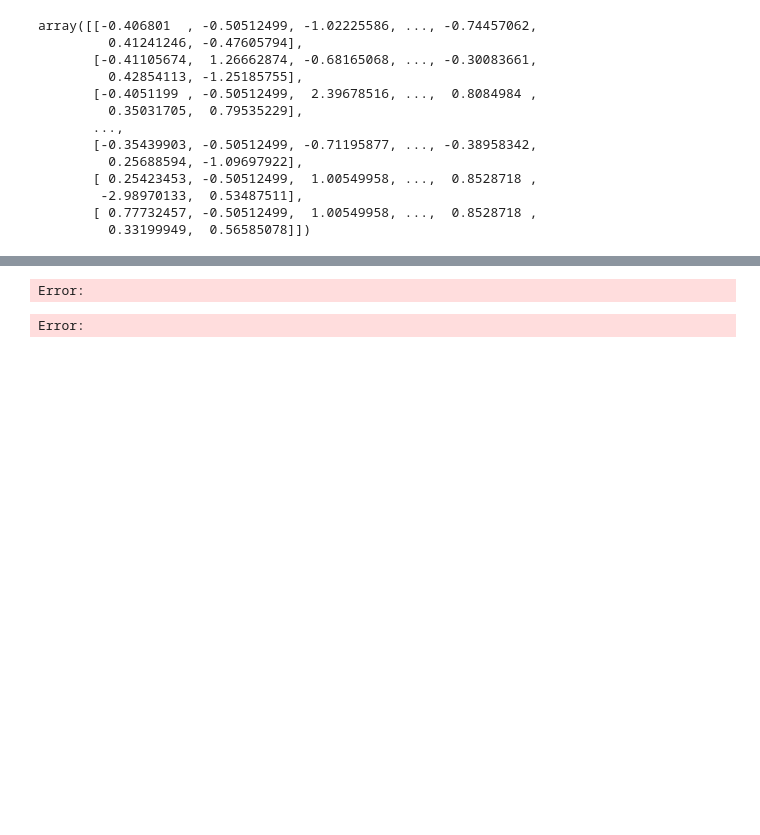
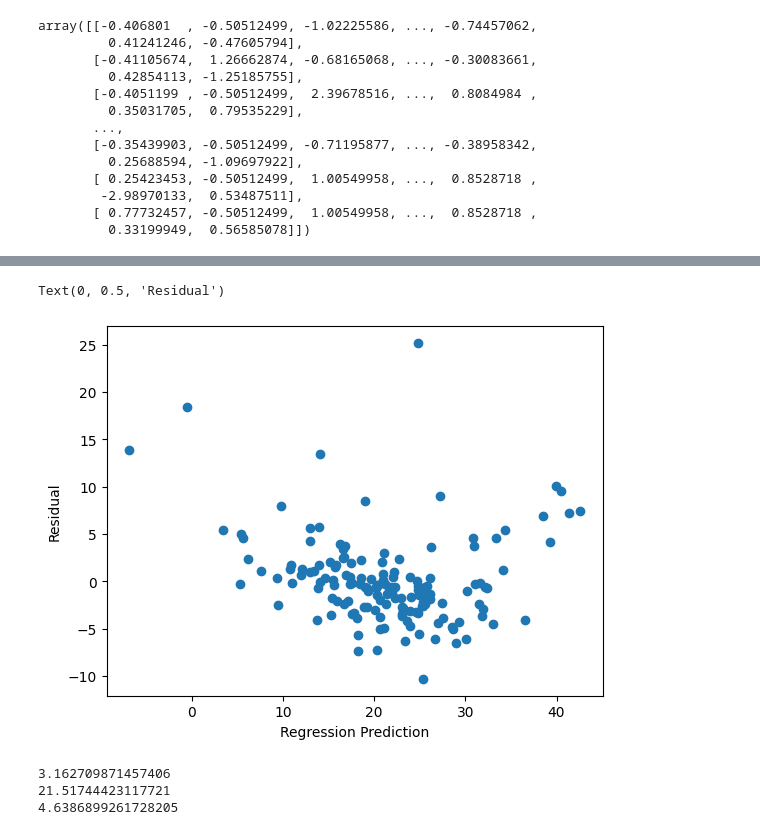
Before and after one commit to HarshKaim/bostonhousepricing, a Jupyter notebook: Linear Regression ML Project.ipynb, the cells around one changed output, grey strips where cells are left out. Drawn from its saved outputs; the diff is of its cells as text; code cells hidden in the pictures; blank space fills up the shorter version.

```diff
--- a/Linear Regression ML Project.ipynb
+++ b/Linear Regression ML Project.ipynb
@@ -117,6 +122,7 @@ dataset.head()
 | 4 | 0.06905 | 0.0 | 2.18 | 0 | 0.458 | 7.147 | 54.2 | 6.0622 | 3 | 222 | 18.7 | ... |
 # %%
 #Put corresponding column name
-dataset=pd.DataFrame(boston.data,columns=boston.feature_names)
+features_name=boston.columns
+dataset=pd.DataFrame(boston[features_name])
 dataset.head()
 # %% [output]
@@ -124,4 +134,0 @@ AttributeError: 'DataFrame' object has no attribute 'data'
-# %%
-#Put target column in the table also
-dataset['Price']=boston.target
-dataset.head()
@@ -469,8 +513,11 @@ Error:
 # %%
 #Scatter plot between reg_pred and residuals
 plt.scatter(reg_pred,residual)
+plt.xlabel("Regression Prediction")
+plt.ylabel("Residual")
 # %% [output]
-Error:
+Text(0, 0.5, 'Residual')
+[figure, added]
 # %%
 from sklearn.metrics import mean_squared_error
 from sklearn.metrics import mean_absolute_error
@@ -478,6 +525,8 @@ print(mean_absolute_error(y_test,reg_pred))
 print(mean_squared_error(y_test,reg_pred))
 print(np.sqrt(mean_squared_error(y_test,reg_pred)))
 # %% [output]
-Error:
+3.162709871457406
+21.51744423117721
+4.6386899261728205
 # %%
 #R2 and Adjusted R2
```
Also changed, not shown: parts of 37 cells of this notebook, 1 other file.
